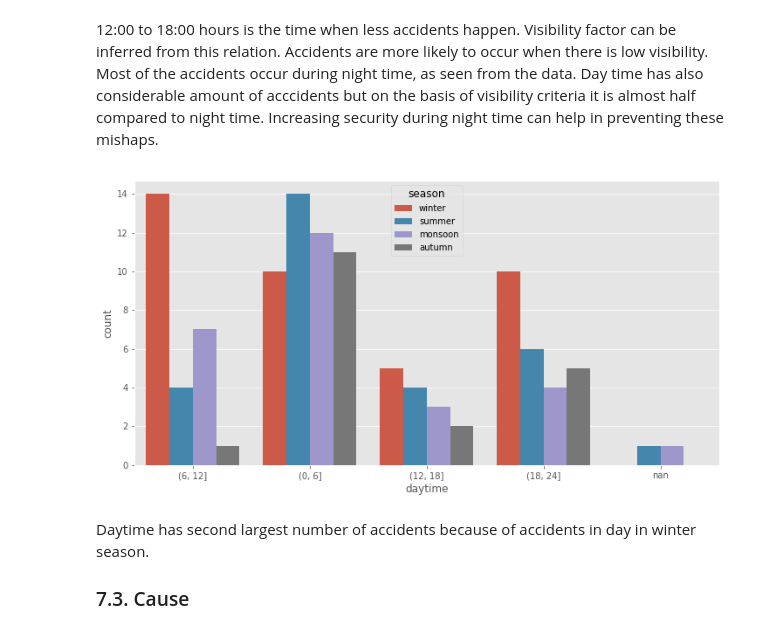
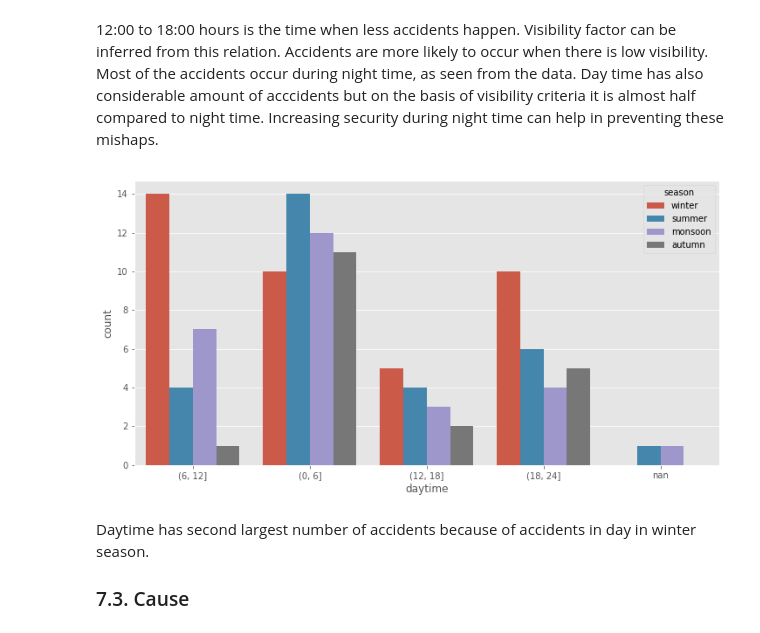
Before and after one commit to sanjeevai/Train_accidents_in_India, a Jupyter notebook: project.ipynb, the cells around one changed output. Saved outputs shown, nothing was run; the diff lists cells and outputs as text; code cells hidden in the pictures.

Commit message:
Set default location for legend

```diff
--- a/project.ipynb
+++ b/project.ipynb
@@ -48,7 +48,10 @@ warnings.filterwarnings('ignore')
 
 # setting parameters
 plt.style.use('ggplot')
-plt.rcParams['figure.figsize'] = (12, 6)
+plt.rcParams['figure.figsize'] = (12, 6) # default plot size
+plt.rcParams['legend.loc'] = 'upper right' # default location of legend
+
+# plt.legend(title = 'hour', loc='upper right');
 
 
 df = pd.read_csv("DoMS_2.5.2.csv")
@@ -374,9 +377,10 @@ df['daytime'].value_counts().plot(kind='bar');
 # %%
 plt.xlabel("Daytime")
 plt.ylabel("Accident count")
-sns.countplot(x = 'daytime', hue = 'season', data = df);
+sns.countplot(x = 'daytime', hue = 'season', data = df)
+plt.legend(title = 'season');
 # %% [output]
-[figure, old version]
+[figure, new version]
 # %% [markdown]
 Daytime has second largest number of accidents because of accidents in day in winter season.
 
```
Also changed, not shown: parts of 5 cells of this notebook.
